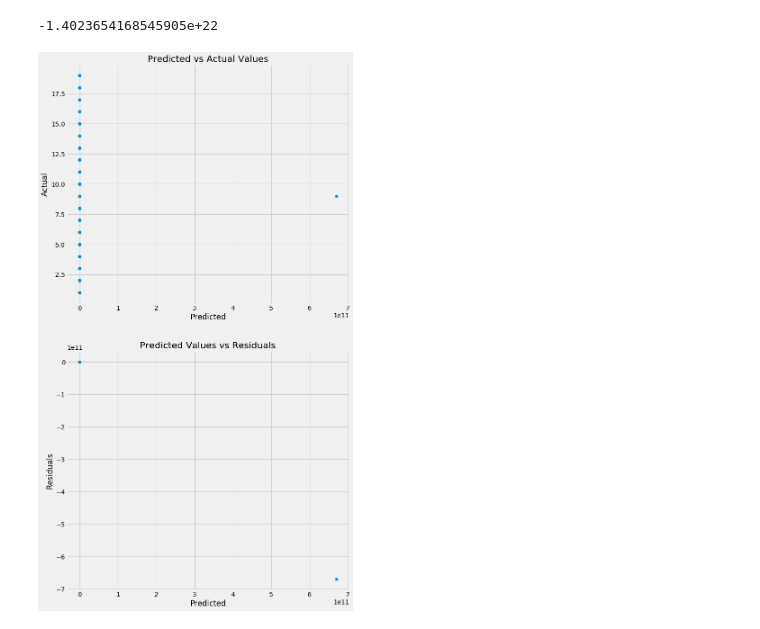
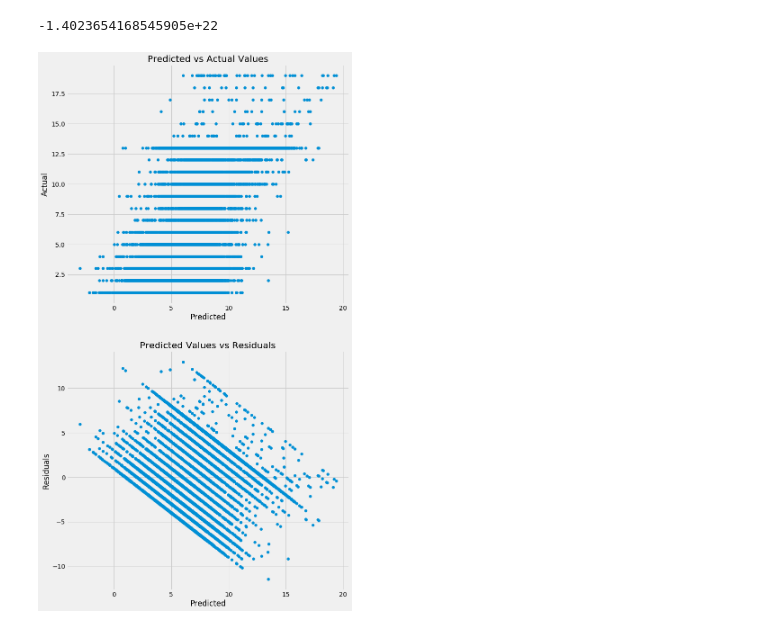
Before and after one commit to kevscon/bridge-ratings, a Jupyter notebook: modeling.ipynb, the cells around one changed output. Cells and saved outputs as stored; diff of their text form; code cells hidden in the pictures.

Commit message:
model update

```diff
--- a/modeling.ipynb
+++ b/modeling.ipynb
@@ -260,8 +262,8 @@ model.score(X_test_poly, y_test)
 # %% [output]
 -1.4023654168545905e+22
 # %%
-predicts = model.predict(X_test_poly)
+predicts = model.predict(X_train_poly)
 # %%
-res_plot(y_test.values, predicts)
+res_plot(y_train.values, predicts)
 # %% [output]
-[figure, old version]
+[figure, new version]
```
Also changed, not shown: parts of 3 cells of this notebook.
